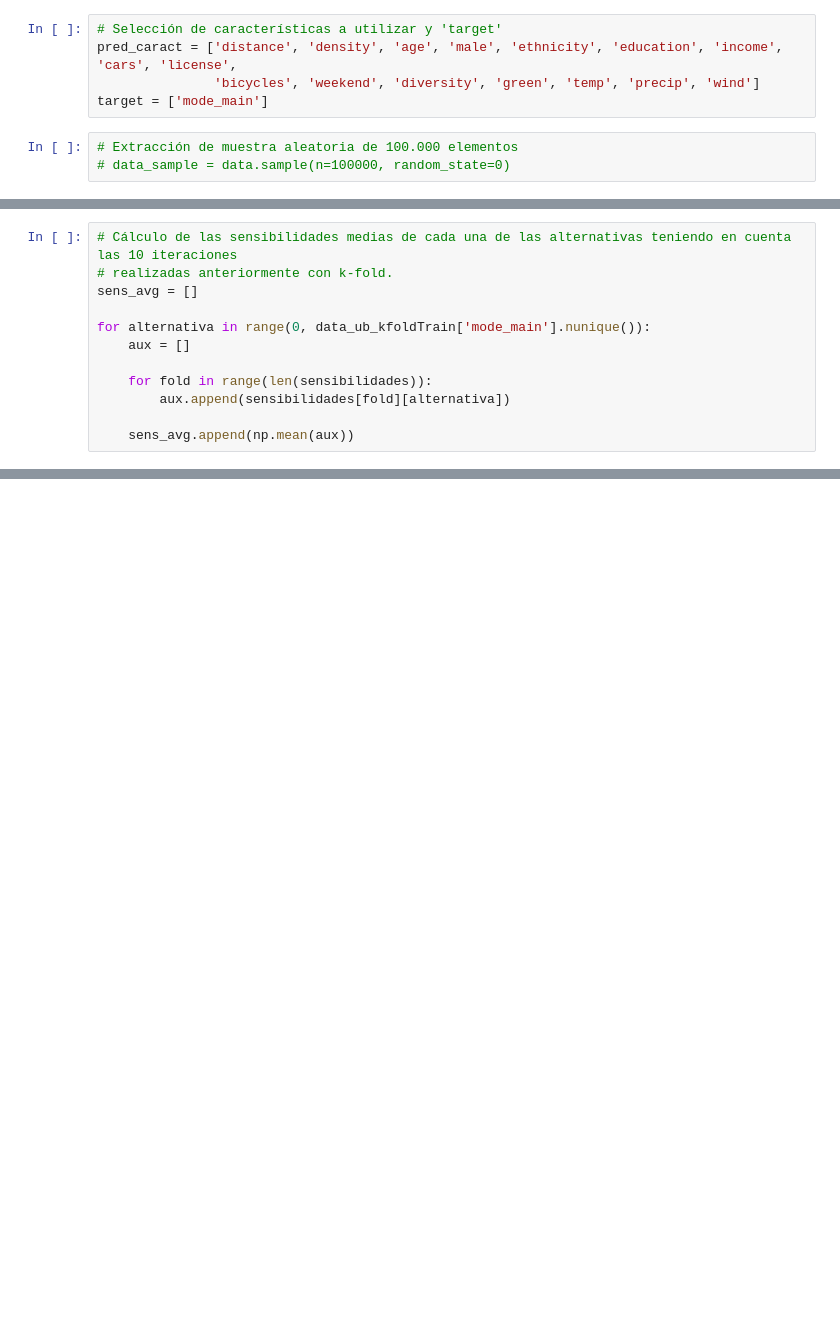
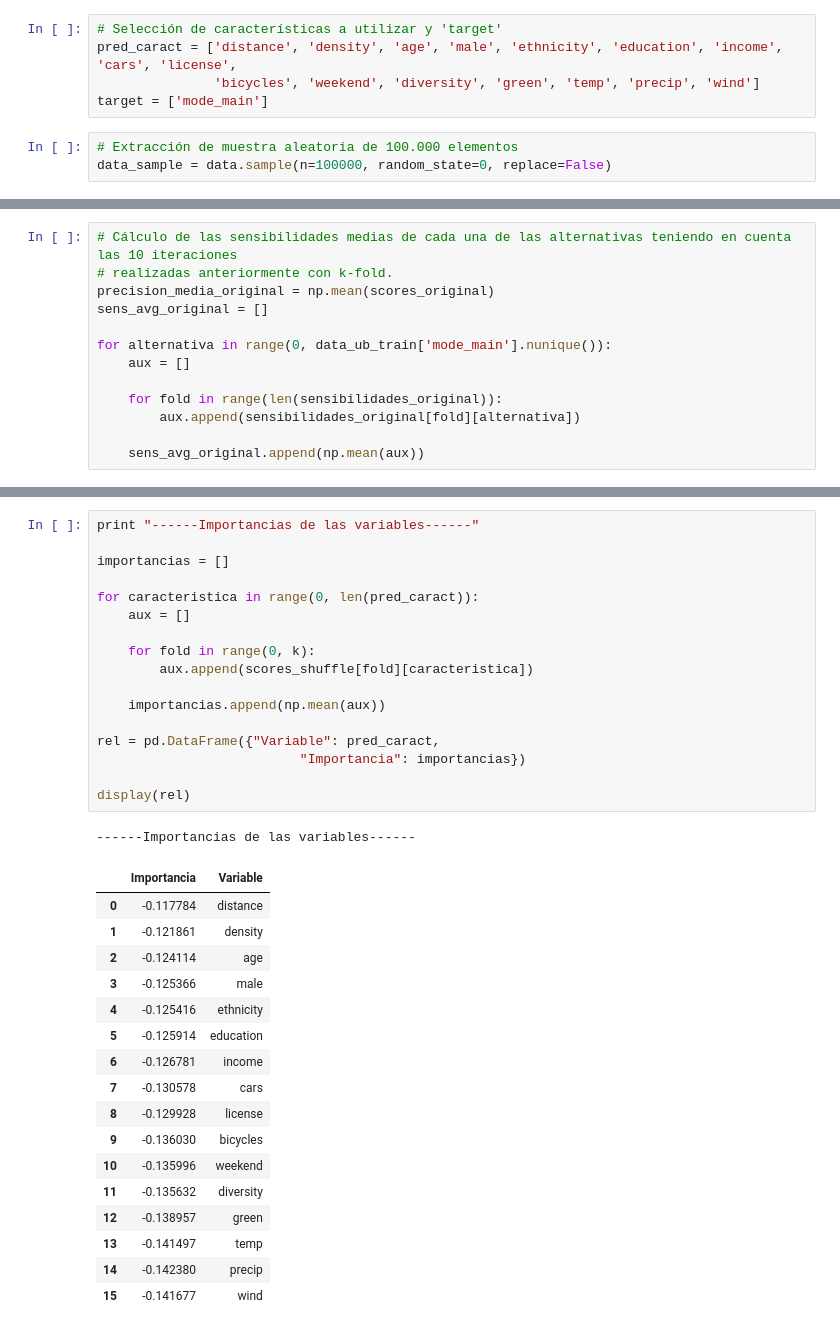
Before and after one commit to diego-anderica/Trabajo-Final-DSI, a Jupyter notebook: Trabajo Final.ipynb, the cells around one changed output, grey strips where cells are left out. Drawn from its saved outputs; the diff is of its cells as text; blank space fills up the shorter version.

```diff
--- a/Trabajo Final.ipynb
+++ b/Trabajo Final.ipynb
@@ -141,4 +141,4 @@ pred_caract = ['distance', 'density', 'age', 'male', 'ethnicity', 'education', '
 target = ['mode_main']
 # %%
 # Extracción de muestra aleatoria de 100.000 elementos
-# data_sample = data.sample(n=100000, random_state=0)
+data_sample = data.sample(n=100000, random_state=0, replace=False)
@@ -356,13 +343,14 @@ Ahora la alternativa 4 se encuentra balanceada con 51887 muestras.
 # %%
 # Cálculo de las sensibilidades medias de cada una de las alternativas teniendo en cuenta las 10 iteraciones
 # realizadas anteriormente con k-fold.
-sens_avg = []
+precision_media_original = np.mean(scores_original)
+sens_avg_original = []
 
-for alternativa in range(0, data_ub_kfoldTrain['mode_main'].nunique()):
+for alternativa in range(0, data_ub_train['mode_main'].nunique()):
     aux = []
 
-    for fold in range(len(sensibilidades)):
-        aux.append(sensibilidades[fold][alternativa])
+    for fold in range(len(sensibilidades_original)):
+        aux.append(sensibilidades_original[fold][alternativa])
 
-    sens_avg.append(np.mean(aux))
+    sens_avg_original.append(np.mean(aux))
 # %%
@@ -389,0 +459,36 @@ print (el_4.shape)
+# %%
+print "------Importancias de las variables------"
+
+importancias = []
+
+for caracteristica in range(0, len(pred_caract)):
+    aux = []
+
+    for fold in range(0, k):
+        aux.append(scores_shuffle[fold][caracteristica])
+
+    importancias.append(np.mean(aux))
+
+rel = pd.DataFrame({"Variable": pred_caract,
+                          "Importancia": importancias})
+
+display(rel)
+# %% [output]
+------Importancias de las variables------
+|  | Importancia | Variable |
+| 0 | -0.117784 | distance |
+| 1 | -0.121861 | density |
+| 2 | -0.124114 | age |
+| 3 | -0.125366 | male |
+| 4 | -0.125416 | ethnicity |
+| 5 | -0.125914 | education |
+| 6 | -0.126781 | income |
+| 7 | -0.130578 | cars |
+| 8 | -0.129928 | license |
+| 9 | -0.136030 | bicycles |
+| 10 | -0.135996 | weekend |
+| 11 | -0.135632 | diversity |
+| 12 | -0.138957 | green |
+| 13 | -0.141497 | temp |
+| 14 | -0.142380 | precip |
+| 15 | -0.141677 | wind |
```
Also changed, not shown: parts of 25 cells of this notebook.
